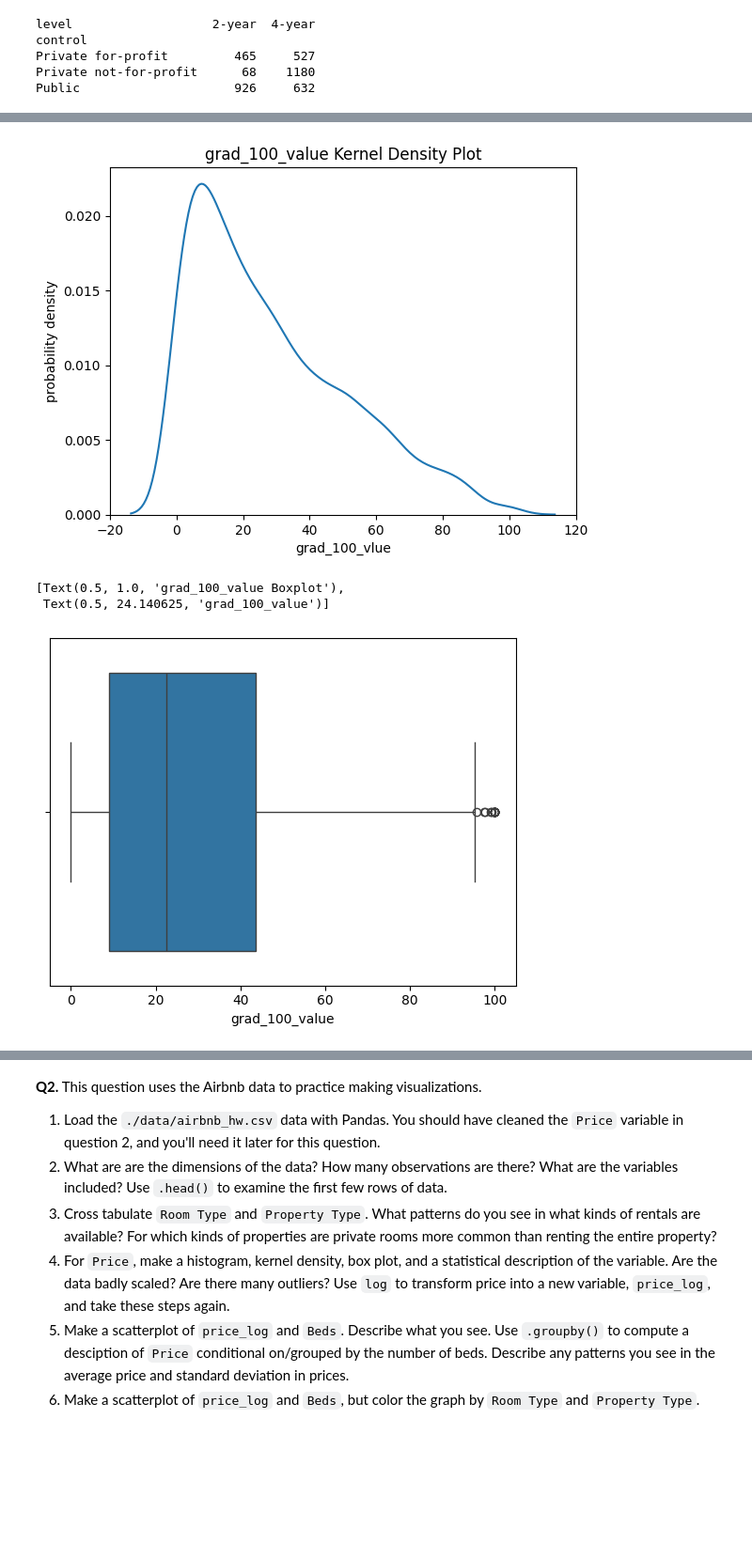
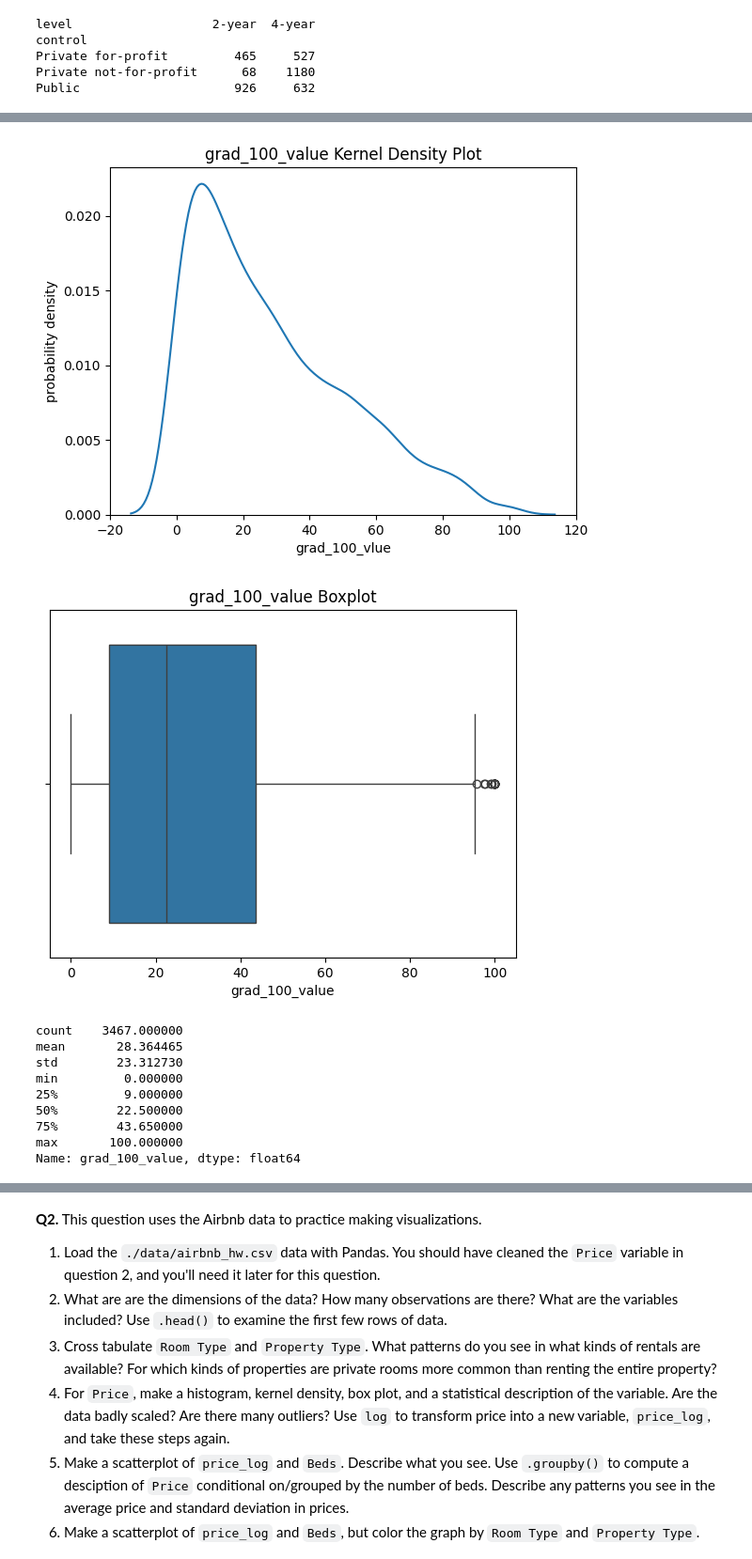
Before and after one commit to ashleynguyen04/visualization, a Jupyter notebook: assignment/assignment.ipynb, the cells around one changed output, grey strips where cells are left out. Shown at 94% size. Cells and saved outputs as stored; diff of their text form; code cells hidden in the pictures; blank space fills up the shorter version.

```diff
--- a/assignment/assignment.ipynb
+++ b/assignment/assignment.ipynb
@@ -96,18 +107,27 @@ Public                     926     632
 # %%
 #4
 hist = sns.histplot(data=df,x='grad_100_value')
 hist.set(title="grad_100_value Histogram", xlabel='grad_100_vlue',ylabel='frequency')
 plt.show()
 kern = sns.kdeplot(data=df,x='grad_100_value')
 kern.set(title="grad_100_value Kernel Density Plot", xlabel='grad_100_vlue', ylabel='probability density')
 plt.show()
 box = sns.boxplot(data=df, x='grad_100_value')
-fig.set(title="grad_100_value Boxplot", xlabel='grad_100_value')
+box.set(title="grad_100_value Boxplot", xlabel='grad_100_value')
+plt.show()
+print(df["grad_100_value"].describe())
 # %% [output]
 [figure]
 [figure]
+[figure, new version]
-[Text(0.5, 1.0, 'grad_100_value Boxplot'),
- Text(0.5, 24.140625, 'grad_100_value')]
+count    3467.000000
+mean       28.364465
+std        23.312730
+min         0.000000
+25%         9.000000
+50%        22.500000
+75%        43.650000
+max       100.000000
+Name: grad_100_value, dtype: float64
-[figure, old version]
 # %%
 #5
```
Also changed, not shown: parts of 5 cells of this notebook.
